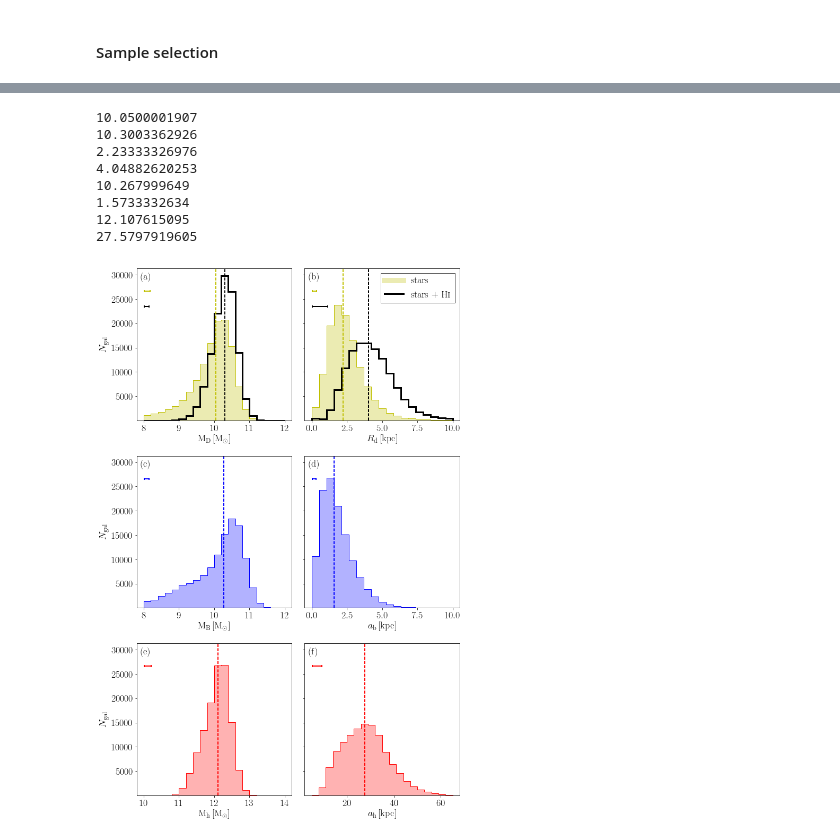
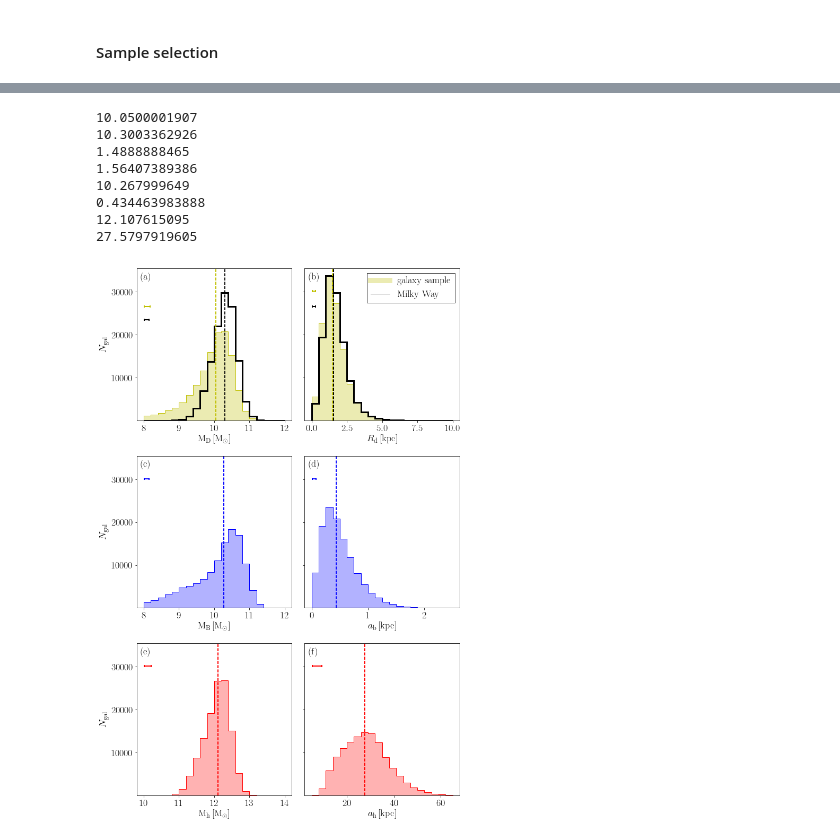
Before and after one commit to RossHart/Donghia_paper, a Jupyter notebook: sampling_and_models.ipynb, the cells around one changed output, grey strips where cells are left out. Drawn from its saved outputs; the diff is of its cells as text; code cells hidden in the pictures.

```diff
--- a/sampling_and_models.ipynb
+++ b/sampling_and_models.ipynb
@@ -151,36 +183,43 @@ class HistogramData():
             _ = ax.errorbar(x_pos,y_pos,xerr=([0],[med_error]),
                             lw=2,capthick=2,capsize=2,color=self.color2)
 
-    def median_line(self,ax,printout=False):
+    def median_line(self,ax,printout=False,**kwargs):
         plt.sca(ax)
         med_ = (np.median(np.log10(self.data)) if self.log is True
                 else np.median(self.data))
-        _ = plt.axvline(med_,color=self.color,lw=2,linestyle='dashed')
+        _ = plt.axvline(med_,color=self.color,**kwargs)
         print(med_) if printout is True else None
 
         if self.data2 is not None:
             med_ = (np.median(np.log10(self.data2)) if self.log is True
                 else np.median(self.data2))
-            _ = plt.axvline(med_,color=self.color2,lw=2,linestyle='dashed')
+            _ = plt.axvline(med_,color=self.color2,**kwargs)
             print(med_) if printout is True else None
 
 
-data = [HistogramData(halos.disc_mass(hi=False),halos.disc_mass(hi=True),
+data = [HistogramData(halos_w_gas.disc_mass(hi=False),
+                      halos_w_gas.disc_mass(hi=True),
                       'y',np.linspace(8,12,21),True),
 
-        HistogramData(halos.stellar_disc_scale_length(),
-                      halos.disc_scale_length(),
-                      'y',np.linspace(0,10,20),False),
+        HistogramData(halos_w_gas.stellar_disc_scale_length(),
+                      halos_w_gas.disc_scale_length(),
+                      'y',np.linspace(0,10,21),False),
 
-        HistogramData(halos.bulge_mass(),None,'b',np.linspace(8,12,21),True),
+        HistogramData(halos_w_gas.bulge_mass(),None,
+                      'b',np.linspace(8,12,21),True),
 
-        HistogramData(halos.bulge_scale_length(),None,'b',
-                      np.linspace(0,10,20),False),
+        HistogramData(halos_w_gas.bulge_scale_length(),None,
+                      'b',np.linspace(0,2.5,21),False),
 
-        HistogramData(halos.halo_mass(),None,'r',np.linspace(10,14,21),True),
+        HistogramData(halos_w_gas.halo_mass(),None,
+                      'r',np.linspace(10,14,21),True),
 
-        HistogramData(halos.halo_scale_length(),None,'r',
-                      np.linspace(5,65,21),False)]
+        HistogramData(halos_w_gas.halo_scale_length(),None,
+                      'r',np.linspace(5,65,21),False)]
+
+mw_data = (np.log10(m_d_mw.data),R_d_mw.value,
+           np.log10(m_b_mw.data),a_b_mw.value,
+           math.log10(mw_halo.halo_mass().data),mw_halo.halo_scale_length().data)
 # %%
 fig, axarr = plt.subplots(3,2,figsize=(10,15),sharey=True)
 
@@ -189,42 +228,44 @@ xlabels = ('$\mathrm{M_D} \, [\mathrm{M_\odot}]$',
            '$\mathrm{M_B} \, [\mathrm{M_\odot}]$',
            '$a_\mathrm{b} \, [\mathrm{kpc}]$',
            '$\mathrm{M_h} \, [\mathrm{M_\odot}]$',
            '$a_\mathrm{h} \, [\mathrm{kpc}]$')
 
 letters = 'abcdef'
 
 for ax in axarr[:,0]:
     ax.set_ylabel('$N_\mathrm{gal}$')
 
 axarr = axarr.ravel()
 
-for ax, d, xlabel,letter in zip(axarr,data,xlabels,letters):
+for ax, d, mw_d, xlabel,letter in zip(axarr,data,mw_data,xlabels,letters):
     plt.sca(ax)
     _ = d.histogram(ax)
-    _ = d.median_line(ax,True)
+    _ = d.median_line(ax,True,lw=2,linestyle='dashed')
+    #_ = plt.axvline(mw_d,color='k',lw=1)
     _ = d.uncertainty_bar(ax)
     _ = ax.set_xlabel(xlabel)
     _ = ax.text(0.025,0.975,'({})'.format(letter),
                 transform=ax.transAxes,ha='left',va='top')
 
 _ = fig.tight_layout()
 
-_ = axarr[1].plot([],[],color='y',lw=10,alpha=0.3,label='stars')
-_ = axarr[1].plot([],[],color='k',lw=3,label=r'stars + H\textsc{i}')
+_ = axarr[1].plot([],[],color='y',lw=10,alpha=0.3,label='galaxy sample')
+_ = axarr[1].plot([],[],color='k',lw=1,label='Milky Way')
+#_ = axarr[1].plot([],[],color='k',lw=3,label=r'stars + H\textsc{i}')
 _ = axarr[1].legend(loc='upper right',
                     edgecolor='k',fancybox=False)
 
-fig.savefig('figures/parameter_histograms.pdf')
+#fig.savefig('figures/parameter_histograms.pdf')
 # %% [output]
 10.0500001907
 10.3003362926
-2.23333326976
-4.04882620253
+1.4888888465
+1.56407389386
 10.267999649
-1.5733332634
+0.434463983888
 12.107615095
 27.5797919605
-[figure, old version]
+[figure, new version]
 # %%
 halo_table = Table()
 
```
Also changed, not shown: parts of 7 cells of this notebook, 3 other files.
